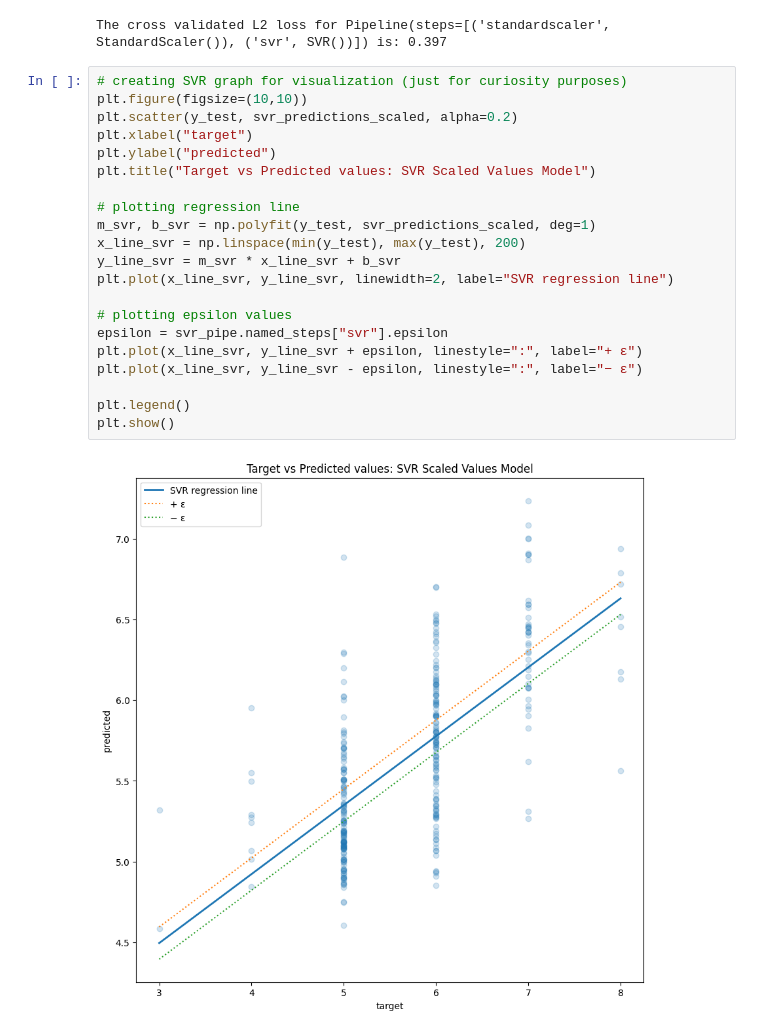
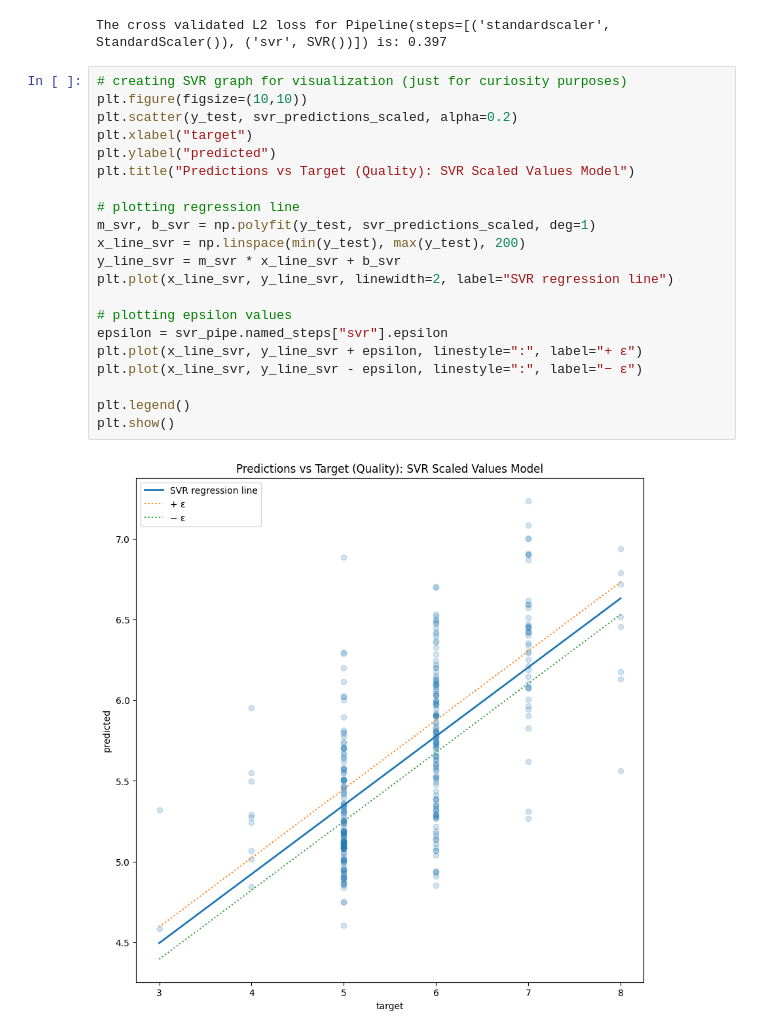
Before and after one commit to Madi-Williams/dx602-final-project, a Jupyter notebook: project.ipynb, the cells around one changed output. Cells and saved outputs as stored; diff of their text form.

```diff
--- a/project.ipynb
+++ b/project.ipynb
@@ -575,23 +599,23 @@ The cross validated L2 loss for Pipeline(steps=[('standardscaler', StandardScale
 # %%
 # creating SVR graph for visualization (just for curiosity purposes)
 plt.figure(figsize=(10,10))
 plt.scatter(y_test, svr_predictions_scaled, alpha=0.2)
 plt.xlabel("target")
 plt.ylabel("predicted")
-plt.title("Target vs Predicted values: SVR Scaled Values Model")
+plt.title("Predictions vs Target (Quality): SVR Scaled Values Model")
 
 # plotting regression line
 m_svr, b_svr = np.polyfit(y_test, svr_predictions_scaled, deg=1)
 x_line_svr = np.linspace(min(y_test), max(y_test), 200)
 y_line_svr = m_svr * x_line_svr + b_svr
 plt.plot(x_line_svr, y_line_svr, linewidth=2, label="SVR regression line")
 
 # plotting epsilon values
 epsilon = svr_pipe.named_steps["svr"].epsilon
 plt.plot(x_line_svr, y_line_svr + epsilon, linestyle=":", label="+ ε")
 plt.plot(x_line_svr, y_line_svr - epsilon, linestyle=":", label="− ε")
 
 plt.legend()
 plt.show()
 # %% [output]
-[figure, old version]
+[figure, new version]
```
Also changed, not shown: parts of 2 cells of this notebook.
